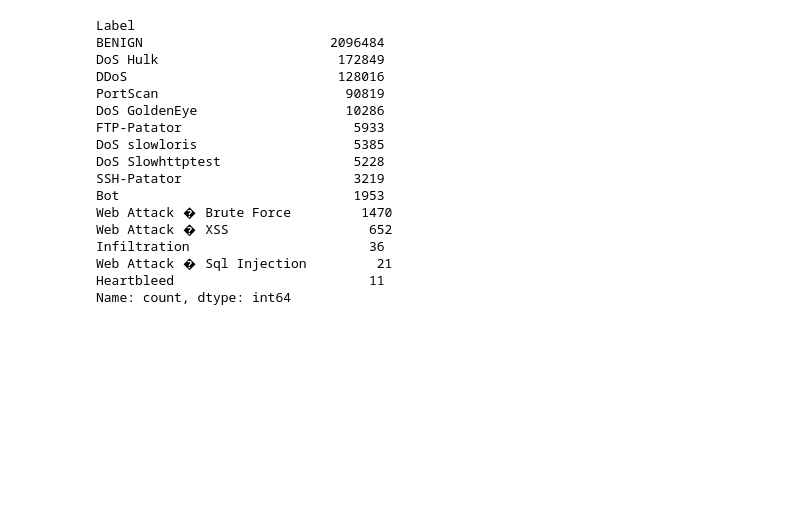
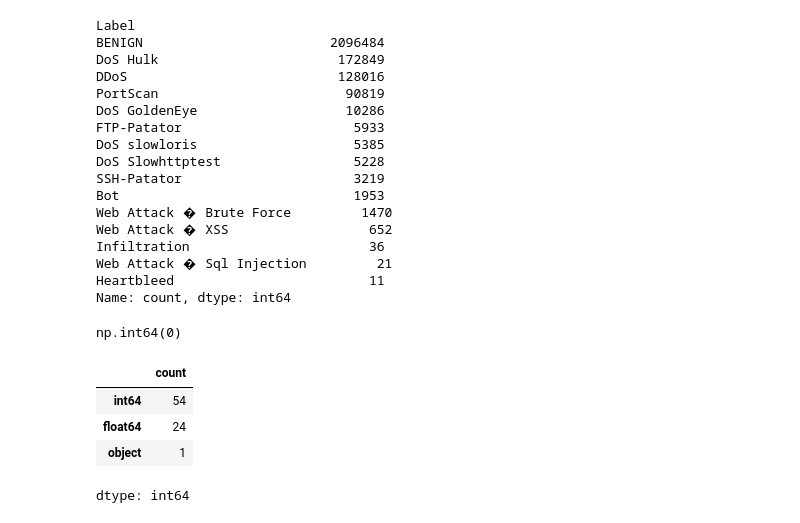
Before and after one commit to rajabhi906856-arch/ml-project, a Jupyter notebook: network_intrusion_detection_system.ipynb, the cells around one changed output. Saved outputs shown, nothing was run; the diff lists cells and outputs as text; code cells hidden in the pictures; blank space fills up the shorter version.

```diff
--- a/network_intrusion_detection_system.ipynb
+++ b/network_intrusion_detection_system.ipynb
@@ -459,3 +459,15 @@ Infiltration                       36
 Web Attack � Sql Injection         21
 Heartbleed                         11
 Name: count, dtype: int64
+# %%
+df.duplicated().sum()
+# %% [output]
+np.int64(0)
+# %%
+df.dtypes.value_counts()
+# %% [output]
+|  | count |
+| int64 | 54 |
+| float64 | 24 |
+| object | 1 |
+dtype: int64
```
Also changed, not shown: parts of 6 cells of this notebook.
